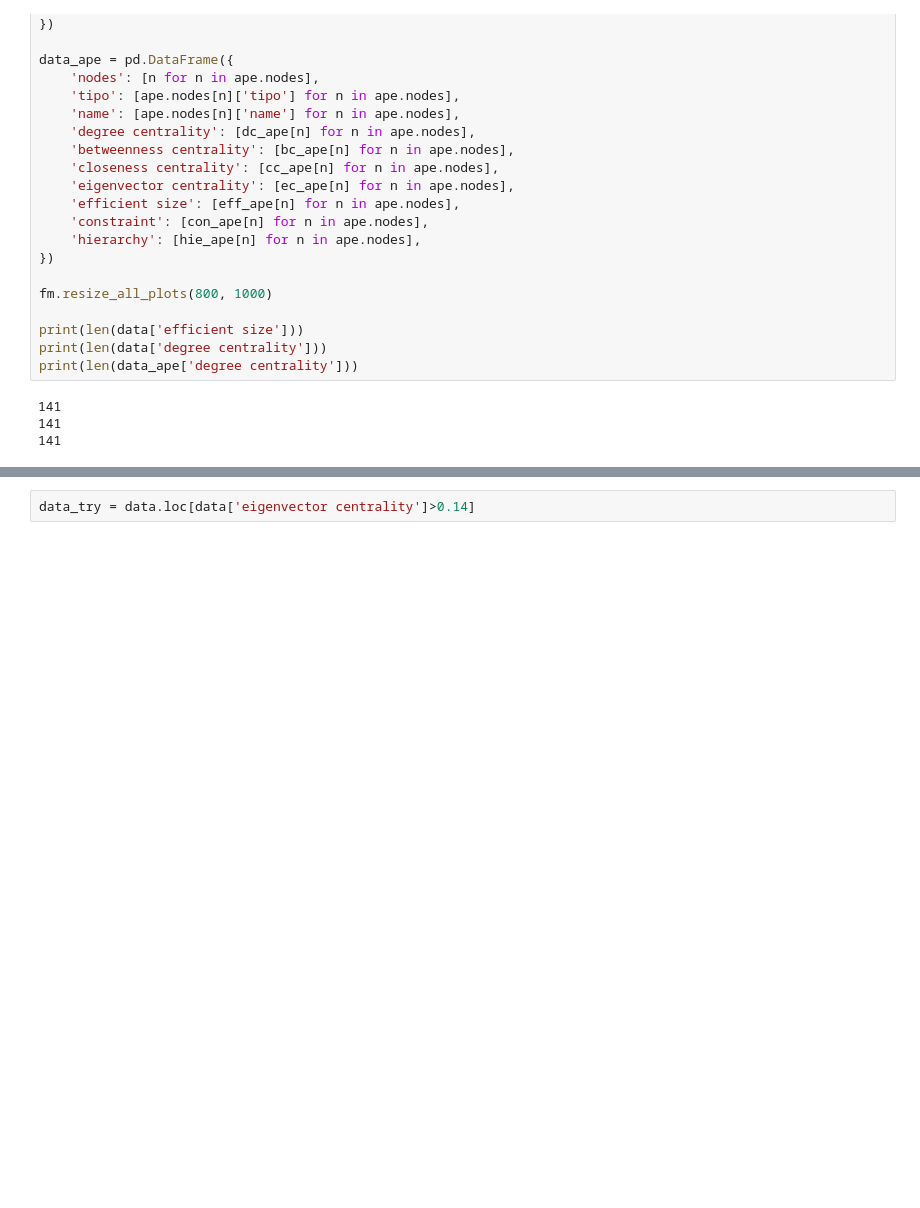
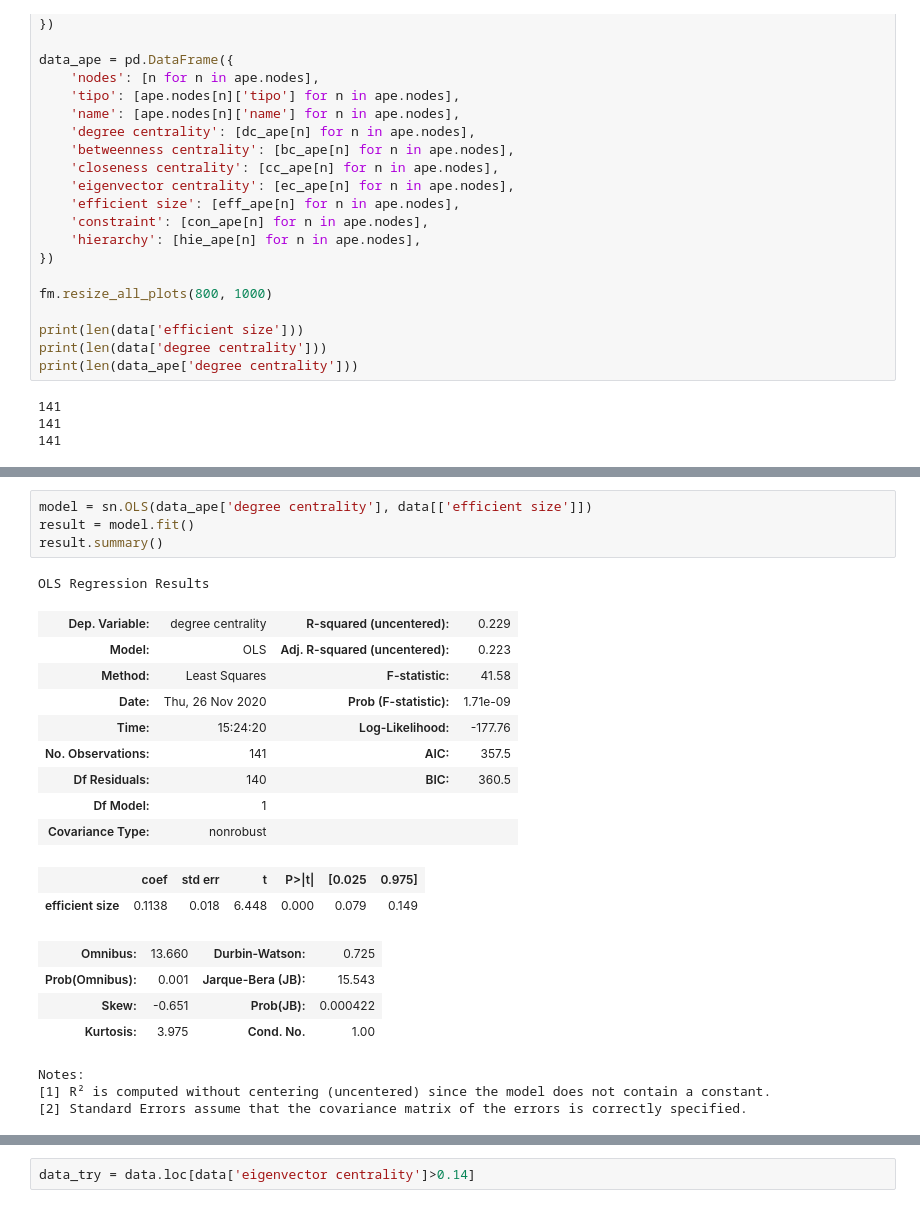
Before and after one commit to joaopmjm/RedesSociaisProjeto1, a Jupyter notebook: pipeline.ipynb, the cells around one changed output, grey strips where cells are left out. Drawn from its saved outputs; the diff is of its cells as text; blank space fills up the shorter version.

Commit message:
pipeline com mais tabelinhas de regressions

```diff
--- a/pipeline.ipynb
+++ b/pipeline.ipynb
@@ -580,0 +581,24 @@ Warnings:
+# %%
+model = sn.OLS(data_ape['degree centrality'], data[['efficient size']])
+result = model.fit()
+result.summary()
+# %% [output]
+OLS Regression Results
+| Dep. Variable: | degree centrality | R-squared (uncentered): | 0.229 |
+| Model: | OLS | Adj. R-squared (uncentered): | 0.223 |
+| Method: | Least Squares | F-statistic: | 41.58 |
+| Date: | Thu, 26 Nov 2020 | Prob (F-statistic): | 1.71e-09 |
+| Time: | 15:24:20 | Log-Likelihood: | -177.76 |
+| No. Observations: | 141 | AIC: | 357.5 |
+| Df Residuals: | 140 | BIC: | 360.5 |
+| Df Model: | 1 |  |  |
+| Covariance Type: | nonrobust |  |  |
+|  | coef | std err | t | P>|t| | [0.025 | 0.975] |
+| efficient size | 0.1138 | 0.018 | 6.448 | 0.000 | 0.079 | 0.149 |
+| Omnibus: | 13.660 | Durbin-Watson: | 0.725 |
+| Prob(Omnibus): | 0.001 | Jarque-Bera (JB): | 15.543 |
+| Skew: | -0.651 | Prob(JB): | 0.000422 |
+| Kurtosis: | 3.975 | Cond. No. | 1.00 |
+Notes:
+[1] R² is computed without centering (uncentered) since the model does not contain a constant.
+[2] Standard Errors assume that the covariance matrix of the errors is correctly specified.
```
Also changed, not shown: parts of 4 cells of this notebook.
